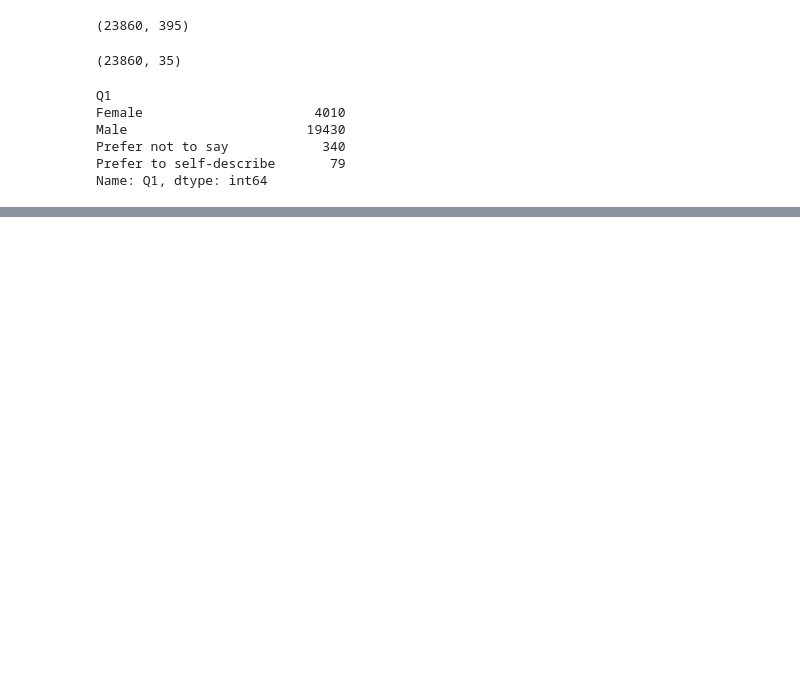
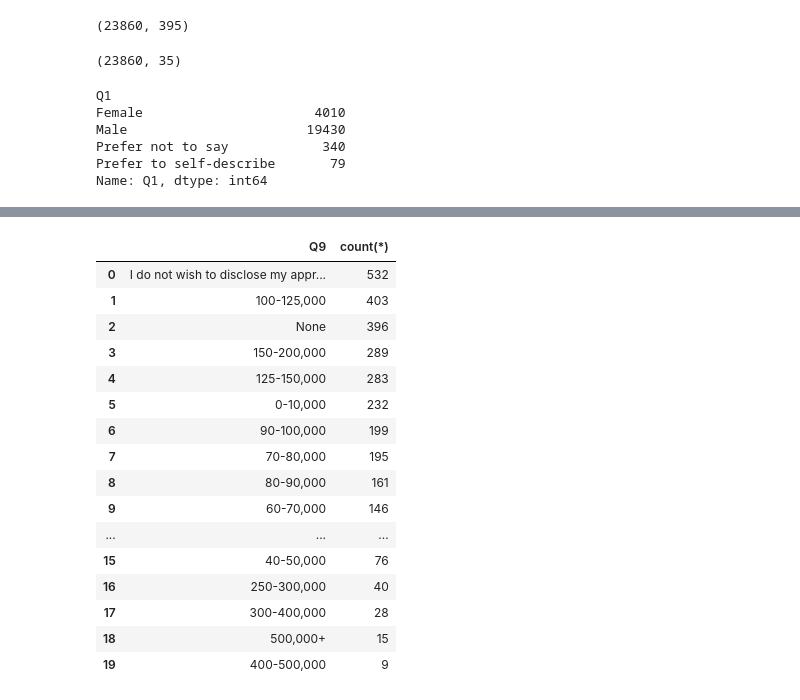
Before and after one commit to lopez-/kaggle_projects, a Jupyter notebook: 2018_survey/2018_survey.ipynb, the cells around one changed output, grey strips where cells are left out. Drawn from its saved outputs; the diff is of its cells as text; code cells hidden in the pictures; blank space fills up the shorter version.

```diff
--- a/2018_survey/2018_survey.ipynb
+++ b/2018_survey/2018_survey.ipynb
@@ -29,0 +99,20 @@ Name: Q1, dtype: int64
+# %%
+sqldf("""select Q9, count(*) from multiple_choice where Q1 = 'Male' and Q3 = 'United States of America' group by 1 order by count(*) desc""")
+# %% [output]
+|  | Q9 | count(*) |
+| 0 | I do not wish to disclose my appr... | 532 |
+| 1 | 100-125,000 | 403 |
+| 2 | None | 396 |
+| 3 | 150-200,000 | 289 |
+| 4 | 125-150,000 | 283 |
+| 5 | 0-10,000 | 232 |
+| 6 | 90-100,000 | 199 |
+| 7 | 70-80,000 | 195 |
+| 8 | 80-90,000 | 161 |
+| 9 | 60-70,000 | 146 |
+| ... | ... | ... |
+| 15 | 40-50,000 | 76 |
+| 16 | 250-300,000 | 40 |
+| 17 | 300-400,000 | 28 |
+| 18 | 500,000+ | 15 |
+| 19 | 400-500,000 | 9 |
```
Also changed, not shown: parts of 17 cells of this notebook, 1 other file.
